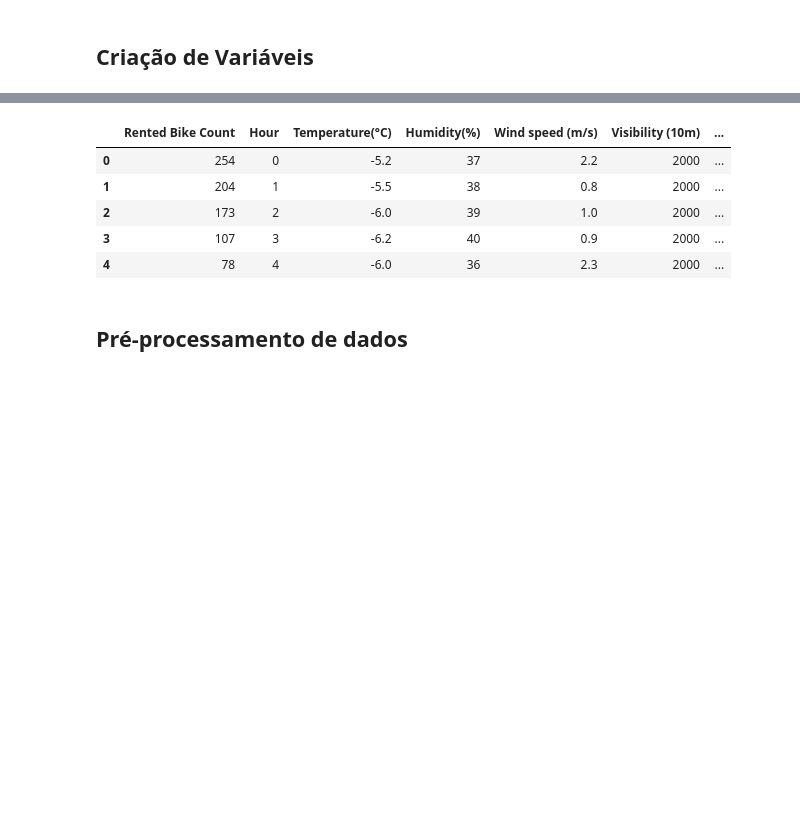
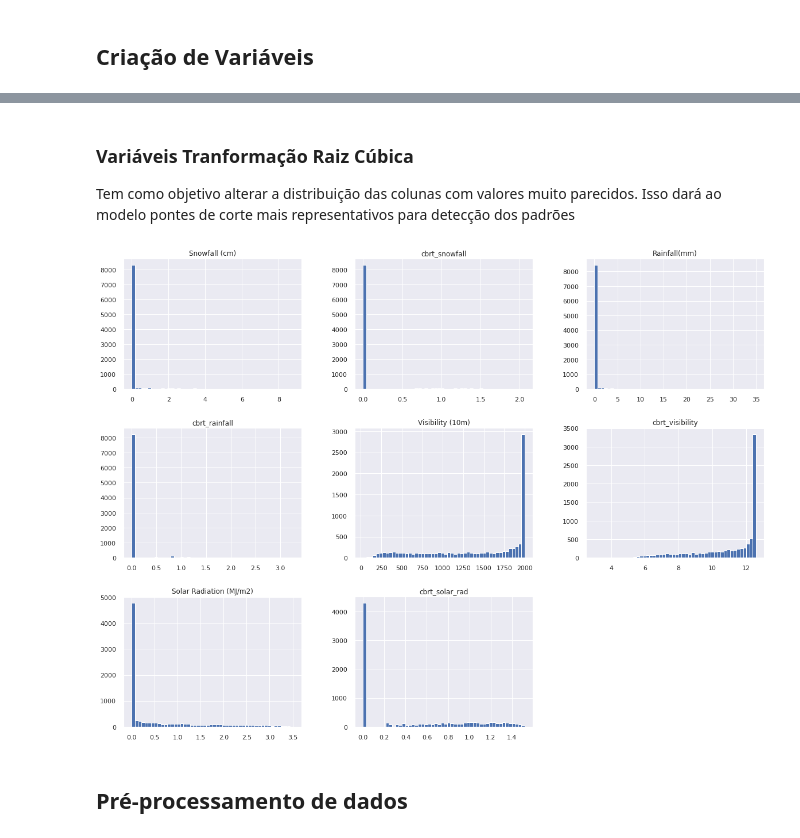
Before and after one commit to matheusfc77/Seoul-analysis, a Jupyter notebook: SeoulBike.ipynb, the cells around one changed output, grey strips where cells are left out. Drawn from its saved outputs; the diff is of its cells as text; code cells hidden in the pictures; blank space fills up the shorter version.

```diff
--- a/SeoulBike.ipynb
+++ b/SeoulBike.ipynb
@@ -189,12 +193,22 @@ dataset['Month'] = pd.DatetimeIndex(dataset['Date']).day
 dataset['Day'] = pd.DatetimeIndex(dataset['Date']).month
 # %%
 dataset.drop('Date', axis=1, inplace=True)
-# %%
-dataset.head()
-# %% [output]
-|  | Rented Bike Count | Hour | Temperature(°C) | Humidity(%) | Wind speed (m/s) | Visibility (10m) | ... |
-| 0 | 254 | 0 | -5.2 | 37 | 2.2 | 2000 | ... |
-| 1 | 204 | 1 | -5.5 | 38 | 0.8 | 2000 | ... |
-| 2 | 173 | 2 | -6.0 | 39 | 1.0 | 2000 | ... |
-| 3 | 107 | 3 | -6.2 | 40 | 0.9 | 2000 | ... |
-| 4 | 78 | 4 | -6.0 | 36 | 2.3 | 2000 | ... |
+# %% [markdown]
+### Variáveis Tranformação Raiz Cúbica
+
+Tem como objetivo alterar a distribuição das colunas com valores muito parecidos. Isso dará ao modelo pontes de corte mais representativos para detecção dos padrões
+# %%
+dataset['cbrt_snowfall'] = np.cbrt(dataset['Snowfall (cm)'])
+dataset['cbrt_rainfall'] = np.cbrt(dataset['Rainfall(mm)'])
+dataset['cbrt_visibility'] = np.cbrt(dataset['Visibility (10m)'])
+dataset['cbrt_solar_rad'] = np.cbrt(dataset['Solar Radiation (MJ/m2)'])
+# %%
+columns = [
+    'Snowfall (cm)', 'cbrt_snowfall', 'Rainfall(mm)', 'cbrt_rainfall', 'Visibility (10m)',
+    'cbrt_visibility', 'Solar Radiation (MJ/m2)', 'cbrt_solar_rad'
+]
+
+dataset[columns].hist(bins=50, figsize=(20,15))
+plt.show()
+# %% [output]
+[figure, added]
```
Also changed, not shown: parts of 24 cells of this notebook.
